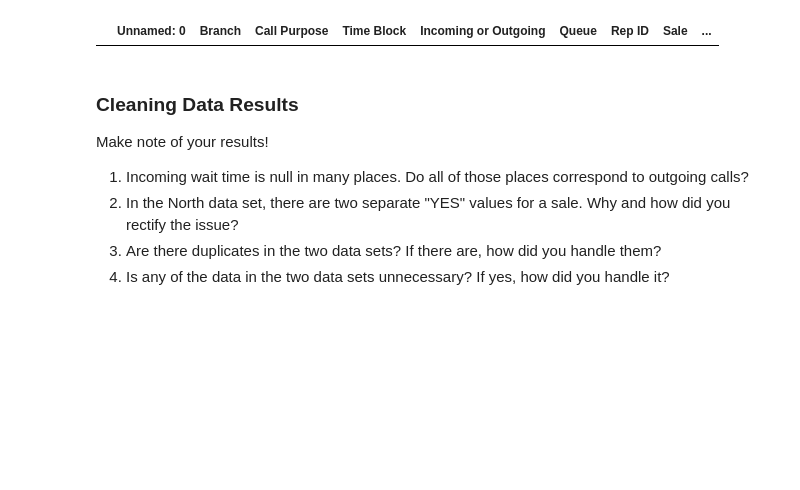
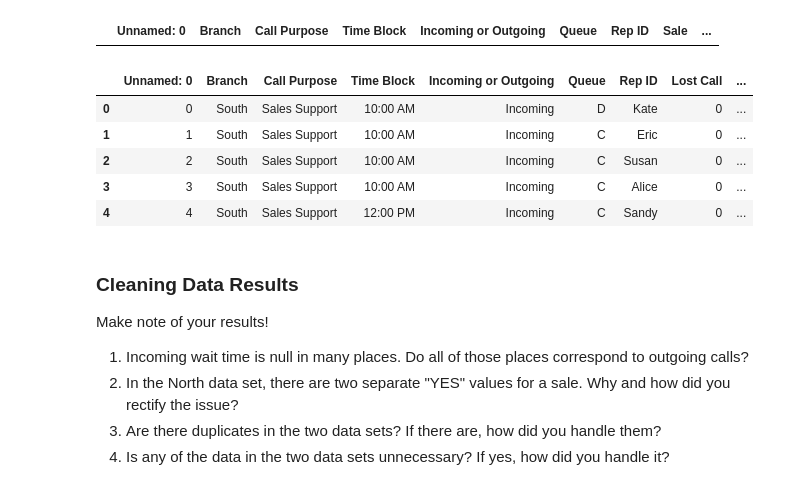
Before and after one commit to vnmjaing/call-center-cleanup-assignment, a Jupyter notebook: Call Center Cleanup.ipynb, the cells around one changed output. Drawn from its saved outputs; the diff is of its cells as text; code cells hidden in the pictures; blank space fills up the shorter version.

```diff
--- a/Call Center Cleanup.ipynb
+++ b/Call Center Cleanup.ipynb
@@ -246,3 +284,13 @@ south_df_duplicates
+# %%
+# north_df.head()
+south_df.head()
+# %% [output]
+|  | Unnamed: 0 | Branch | Call Purpose | Time Block | Incoming or Outgoing | Queue | Rep ID | Lost Call | ... |
+| 0 | 0 | South | Sales Support | 10:00 AM | Incoming | D | Kate | 0 | ... |
+| 1 | 1 | South | Sales Support | 10:00 AM | Incoming | C | Eric | 0 | ... |
+| 2 | 2 | South | Sales Support | 10:00 AM | Incoming | C | Susan | 0 | ... |
+| 3 | 3 | South | Sales Support | 10:00 AM | Incoming | C | Alice | 0 | ... |
+| 4 | 4 | South | Sales Support | 12:00 PM | Incoming | C | Sandy | 0 | ... |
 # %% [markdown]
 ### Cleaning Data Results
 
```
Also changed, not shown: parts of 12 cells of this notebook.
